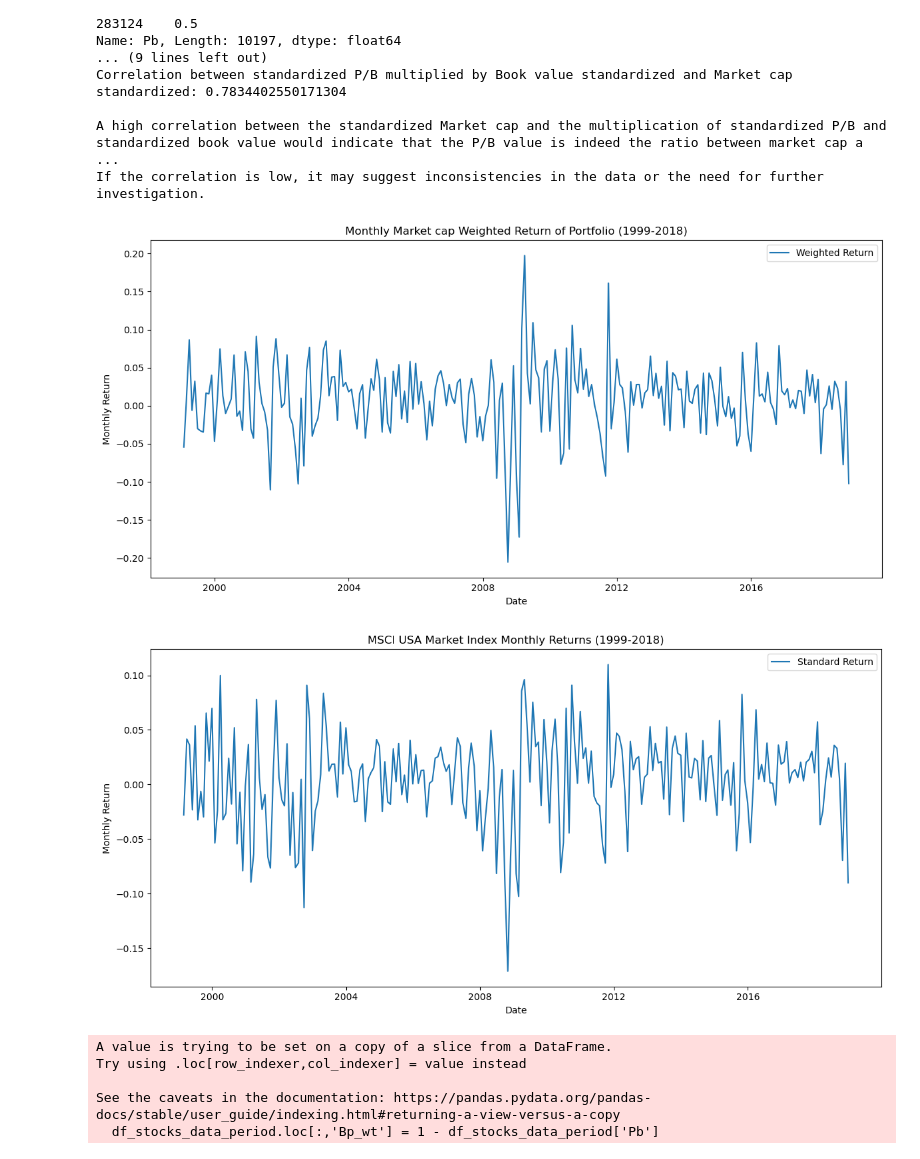
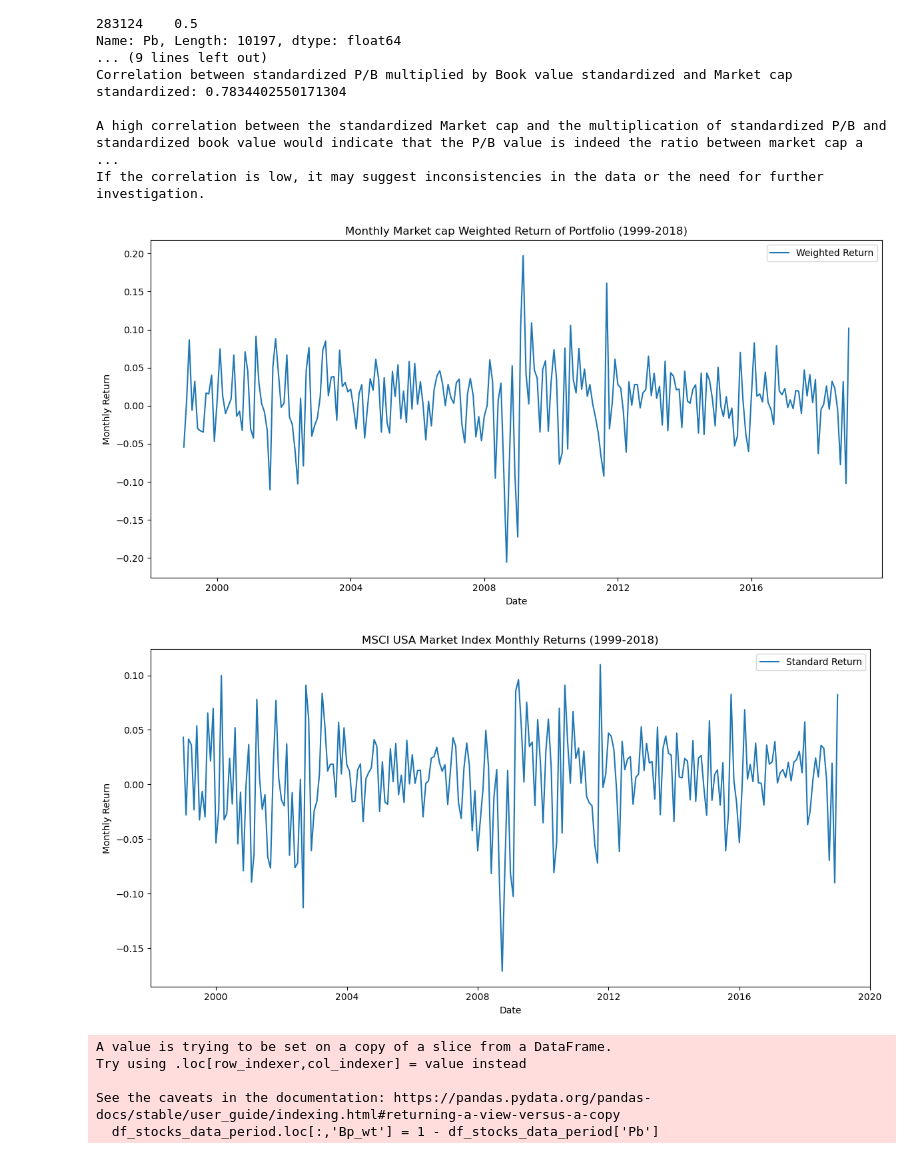
Before and after one commit to KiranReddy0808/FE5108-Portfolio-Theory-and-Investments, a Jupyter notebook: Assignment 3/Assignment3.ipynb, the cells around one changed output. Saved outputs shown, nothing was run; the diff lists cells and outputs as text; code cells hidden in the pictures.

```diff
--- a/Assignment 3/Assignment3.ipynb
+++ b/Assignment 3/Assignment3.ipynb
@@ -220,6 +203,8 @@ Narrow Country or Regional Indexes: is defined as an index for which maximum mar
 # Read the monthly data CSV into a DataFrame and print the first and last few rows
 us_msci_ff_data = pd.read_excel('class project data (FF MSCI) (July 2023).xlsx', sheet_name= 'MSCI - factor totret index', skiprows=7, nrows=344, header=None, names=['Date', 'Standard', 'Value Standard', 'Minimum Volatility', 'Equal Weighted', 'Momentum Standard'], parse_dates=['Date'])
 
+us_msci_ff_data["Date"] = pd.to_datetime(us_msci_ff_data["Date"], format='%Y%m')
+us_msci_ff_data["Date"] = us_msci_ff_data["Date"].dt.to_period('M')
 us_msci_ff_data.set_index('Date', inplace=True)
 
 # Convert relevant columns to numeric types
@@ -234,8 +219,8 @@ us_msci_ff_data.dropna()
 us_msci_ff_data['Multi Factor Index Return'] = (us_msci_ff_data['Standard Return'] + us_msci_ff_data['Value Standard Return'] + us_msci_ff_data['Minimum Volatility Return'] + us_msci_ff_data['Equal Weighted Return'] + us_msci_ff_data['Momentum Standard Return'])/5
 
 # Define the start and end dates
-start_date = '1995-01-01'
-end_date = '2023-07-31'
+start_date = '1995-01'
+end_date = '2023-07'
 
 # Filter the DataFrame based on the date range using the index
 df_factors_filtered = df_factors.loc[start_date:end_date]
@@ -249,14 +234,14 @@ columns.append('Multi Factor Index')
 for column in columns:
     annualized_return = ((1 + us_msci_ff_data[column + ' Return']).prod()**(12/terms) )- 1
     annualized_data[column + ' Return'] = annualized_return
-    print(f'Annualized return for {column}: {annualized_return:.4f}')
+    print(f'Annualized return for {column}: {annualized_return:.4f} = {annualized_return*100:.2f}%')
 
 
 # Calculate the annualized risk-free rate
 annualized_rf = ((1 + df_factors_filtered['RF']/100).prod()**(12/terms)) - 1
 annualized_data['Risk Free Rate'] = annualized_rf
 
-print(f'Annualized risk-free rate: {annualized_rf:.4f}')
+print(f'Annualized risk-free rate: {annualized_rf:.4f} = {annualized_rf*100:.2f}%')
 
 for column in columns:
     sharpe_ratio = (annualized_data[column + ' Return'] - annualized_rf) / (us_msci_ff_data[column + ' Return'].std()*np.sqrt(12))
@@ -541,9 +539,9 @@ A high correlation between the standardized Market cap and the multiplication of
 If the correlation is low, it may suggest inconsistencies in the data or the need for further investigation.
 # %%
 
-# Filter the data to include only dates from December 1998 to November 2018
-start_date = '1999-01-01'
-end_date = '2018-12-30'
+# Filter the data to include only dates from January 1998 to December 2018
+start_date = pd.Period('1999-01', freq='M')
+end_date = pd.Period('2018-12', freq='M')
 df_stocks_data_period = df_stocks_data[(df_stocks_data['date'] >= start_date) & (df_stocks_data['date'] <= end_date)]
 
 # Calculate the weighted return for each stock in each period
@@ -551,7 +549,7 @@ weighted_return = df_stocks_data_period.groupby('date').apply(lambda x: np.avera
 
 # Plot the weighted returns for both portfolios
 plt.figure(figsize=(12, 6))
-plt.plot(weighted_return, label='Weighted Return')
+plt.plot(weighted_return.index.to_timestamp(), weighted_return, label='Weighted Return')
 plt.title('Monthly Market cap Weighted Return of Portfolio (1999-2018)')
 plt.xlabel('Date')
 plt.ylabel('Monthly Return')
@@ -559,20 +557,20 @@ plt.legend()
 plt.tight_layout()
 plt.show()
 # %% [output]
-[figure, old version]
+[figure, new version]
 # %%
 # Plot the monthly returns for the MSCI USA market index
-us_msci_ff_filtered_data = us_msci_ff_data['1999-01-31':'2019-01-01']
+us_msci_ff_filtered_data = us_msci_ff_data['1999-01':'2019-01']
 plt.figure(figsize=(12, 6))
-plt.plot(us_msci_ff_filtered_data.index, us_msci_ff_filtered_data['Standard Return'], label='Standard Return')
+plt.plot(us_msci_ff_filtered_data.index.to_timestamp(), us_msci_ff_filtered_data['Standard Return'], label='Standard Return')
 plt.title('MSCI USA Market Index Monthly Returns (1999-2018)')
 plt.xlabel('Date')
 plt.ylabel('Monthly Return')
 plt.legend()
 plt.tight_layout()
 plt.show()
 # %% [output]
-[figure, old version]
+[figure, new version]
 # %%
 # Calculate the t-statistic for the difference in means between the two portfolios
 
```
Also changed, not shown: parts of 14 cells of this notebook, 1 other file.
